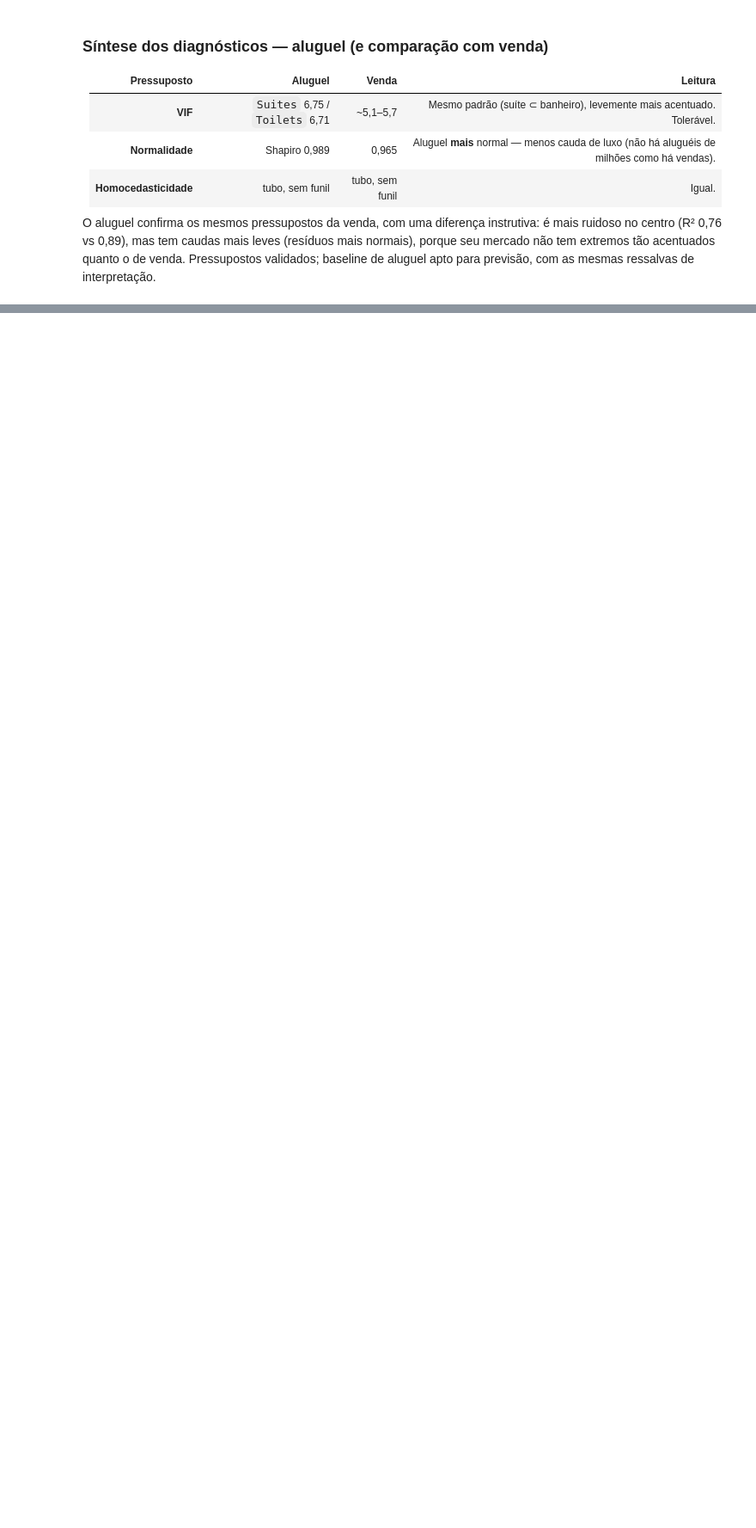
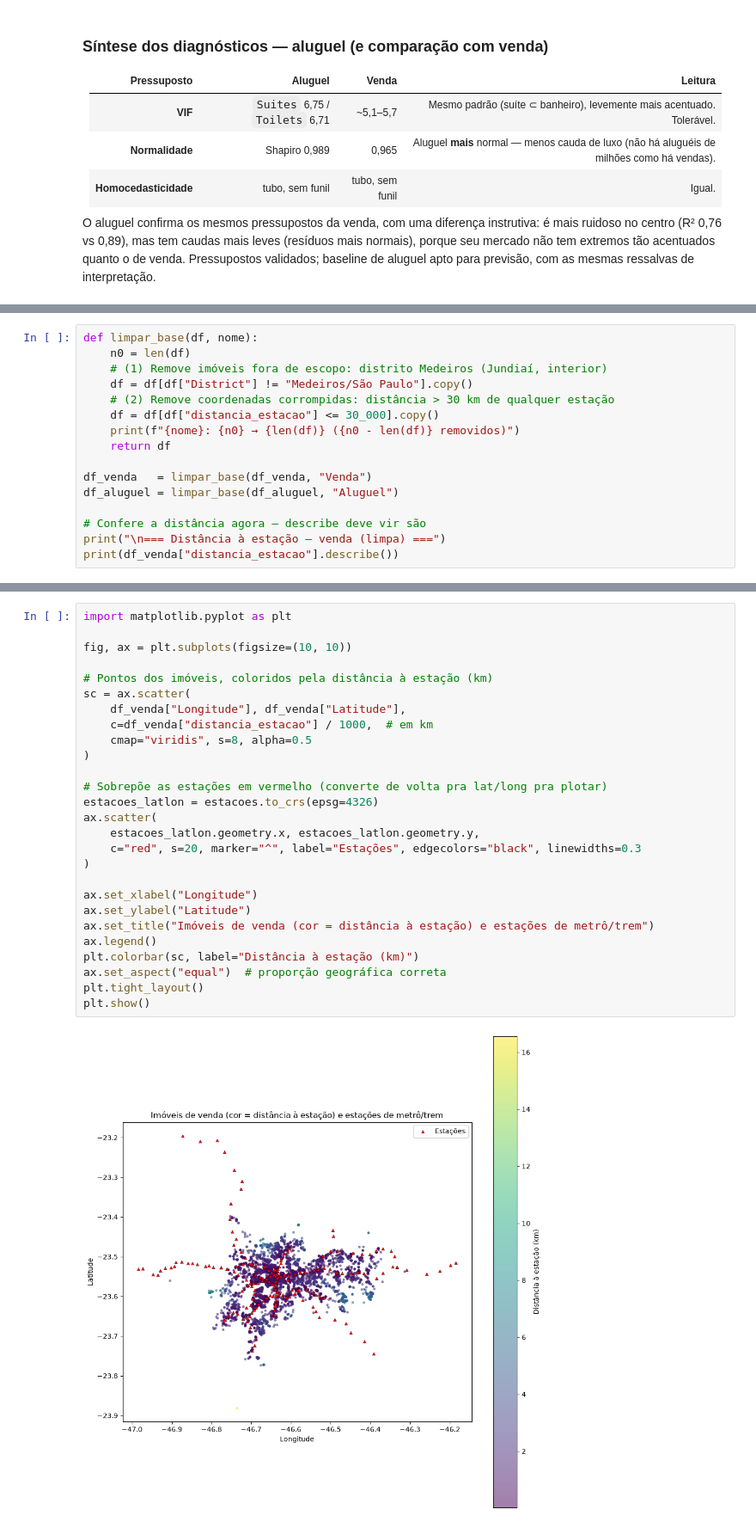
Before and after one commit to lDelmondes/avm-sao-paulo, a Jupyter notebook: 02_preparacao.ipynb, the cells around one changed output, grey strips where cells are left out. Shown at 86% size. Drawn from its saved outputs; the diff is of its cells as text; blank space fills up the shorter version.

```diff
--- a/02_preparacao.ipynb
+++ b/02_preparacao.ipynb
@@ -658,0 +1124,16 @@ ressalvas de interpretação.
+# %%
+def limpar_base(df, nome):
+    n0 = len(df)
+    # (1) Remove imóveis fora de escopo: distrito Medeiros (Jundiaí, interior)
+    df = df[df["District"] != "Medeiros/São Paulo"].copy()
+    # (2) Remove coordenadas corrompidas: distância > 30 km de qualquer estação
+    df = df[df["distancia_estacao"] <= 30_000].copy()
+    print(f"{nome}: {n0} → {len(df)} ({n0 - len(df)} removidos)")
+    return df
+
+df_venda   = limpar_base(df_venda, "Venda")
+df_aluguel = limpar_base(df_aluguel, "Aluguel")
+
+# Confere a distância agora — describe deve vir são
+print("\n=== Distância à estação — venda (limpa) ===")
+print(df_venda["distancia_estacao"].describe())
@@ -658,0 +1154,29 @@ ressalvas de interpretação.
+# %%
+import matplotlib.pyplot as plt
+
+fig, ax = plt.subplots(figsize=(10, 10))
+
+# Pontos dos imóveis, coloridos pela distância à estação (km)
+sc = ax.scatter(
+    df_venda["Longitude"], df_venda["Latitude"],
+    c=df_venda["distancia_estacao"] / 1000,  # em km
+    cmap="viridis", s=8, alpha=0.5
+)
+
+# Sobrepõe as estações em vermelho (converte de volta pra lat/long pra plotar)
+estacoes_latlon = estacoes.to_crs(epsg=4326)
+ax.scatter(
+    estacoes_latlon.geometry.x, estacoes_latlon.geometry.y,
+    c="red", s=20, marker="^", label="Estações", edgecolors="black", linewidths=0.3
+)
+
+ax.set_xlabel("Longitude")
+ax.set_ylabel("Latitude")
+ax.set_title("Imóveis de venda (cor = distância à estação) e estações de metrô/trem")
+ax.legend()
+plt.colorbar(sc, label="Distância à estação (km)")
+ax.set_aspect("equal")  # proporção geográfica correta
+plt.tight_layout()
+plt.show()
+# %% [output]
+[figure, added]
```
Also changed, not shown: parts of 24 cells of this notebook, 1 other file.
